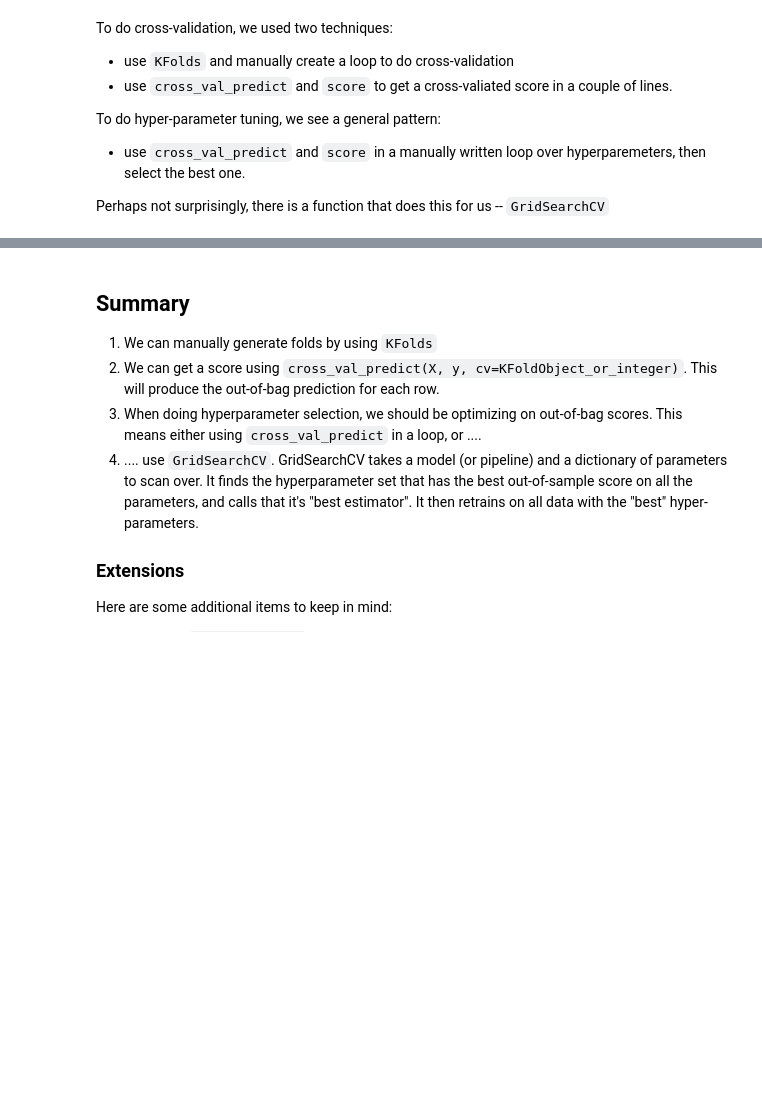
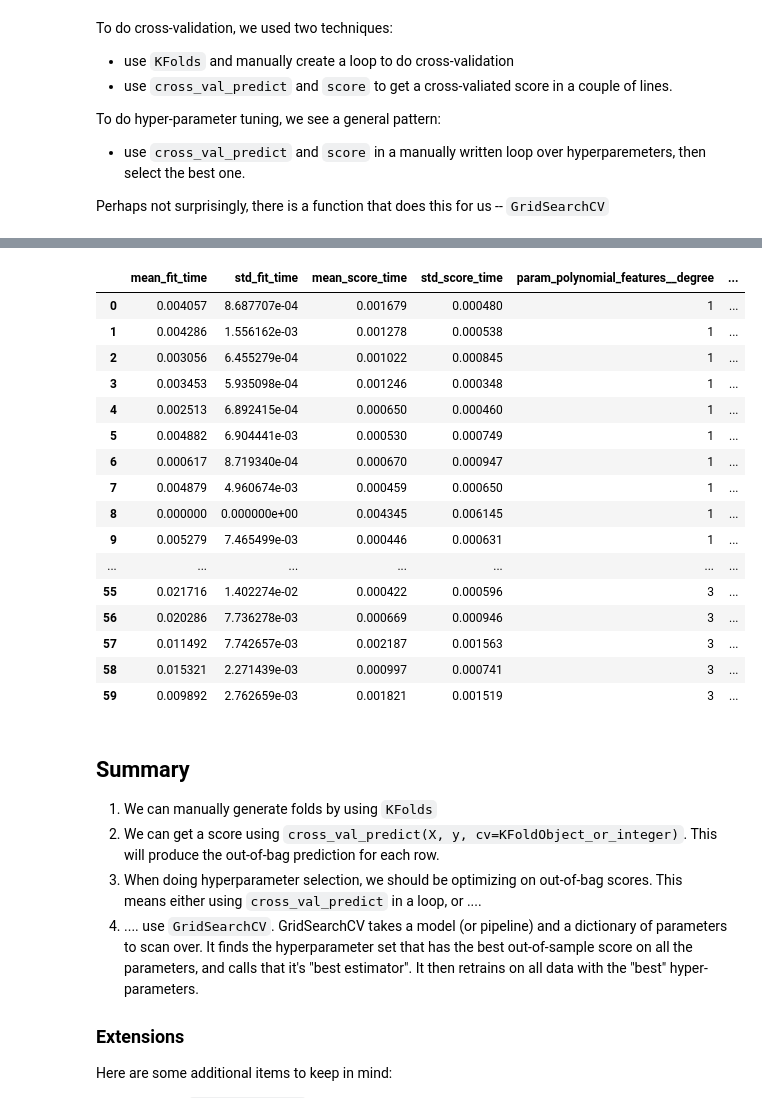
Before and after one commit to shaulamarquez/IBM-Machine-Learning, a Jupyter notebook: 02 Supervised Machine Learning Regression/05 Demo Cross Validation/Demo Cross Validation.ipynb, the cells around one changed output, grey strips where cells are left out. Saved outputs shown, nothing was run; the diff lists cells and outputs as text; code cells hidden in the pictures; blank space fills up the shorter version.

```diff
--- a/02 Supervised Machine Learning Regression/05 Demo Cross Validation/Demo Cross Validation.ipynb
+++ b/02 Supervised Machine Learning Regression/05 Demo Cross Validation/Demo Cross Validation.ipynb
@@ -368,3 +548,23 @@ grid.best_score_, grid.best_params_
+# %%
+pd.DataFrame(grid.cv_results_)
+# %% [output]
+|  | mean_fit_time | std_fit_time | mean_score_time | std_score_time | param_polynomial_features__degree | ... |
+| 0 | 0.004057 | 8.687707e-04 | 0.001679 | 0.000480 | 1 | ... |
+| 1 | 0.004286 | 1.556162e-03 | 0.001278 | 0.000538 | 1 | ... |
+| 2 | 0.003056 | 6.455279e-04 | 0.001022 | 0.000845 | 1 | ... |
+| 3 | 0.003453 | 5.935098e-04 | 0.001246 | 0.000348 | 1 | ... |
+| 4 | 0.002513 | 6.892415e-04 | 0.000650 | 0.000460 | 1 | ... |
+| 5 | 0.004882 | 6.904441e-03 | 0.000530 | 0.000749 | 1 | ... |
+| 6 | 0.000617 | 8.719340e-04 | 0.000670 | 0.000947 | 1 | ... |
+| 7 | 0.004879 | 4.960674e-03 | 0.000459 | 0.000650 | 1 | ... |
+| 8 | 0.000000 | 0.000000e+00 | 0.004345 | 0.006145 | 1 | ... |
+| 9 | 0.005279 | 7.465499e-03 | 0.000446 | 0.000631 | 1 | ... |
+| ... | ... | ... | ... | ... | ... | ... |
+| 55 | 0.021716 | 1.402274e-02 | 0.000422 | 0.000596 | 3 | ... |
+| 56 | 0.020286 | 7.736278e-03 | 0.000669 | 0.000946 | 3 | ... |
+| 57 | 0.011492 | 7.742657e-03 | 0.002187 | 0.001563 | 3 | ... |
+| 58 | 0.015321 | 2.271439e-03 | 0.000997 | 0.000741 | 3 | ... |
+| 59 | 0.009892 | 2.762659e-03 | 0.001821 | 0.001519 | 3 | ... |
 # %%
 import numpy as np
 import pandas as pd
```
Also changed, not shown: parts of 30 cells of this notebook, 1 other file.
